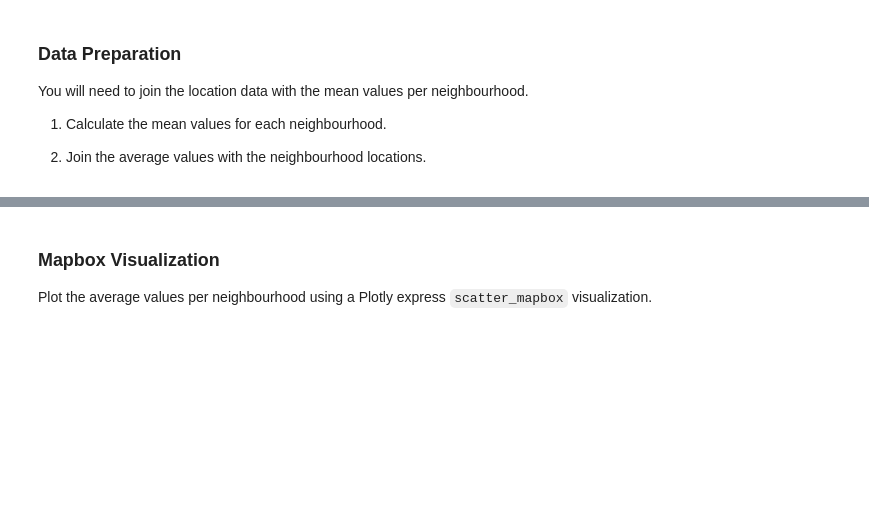
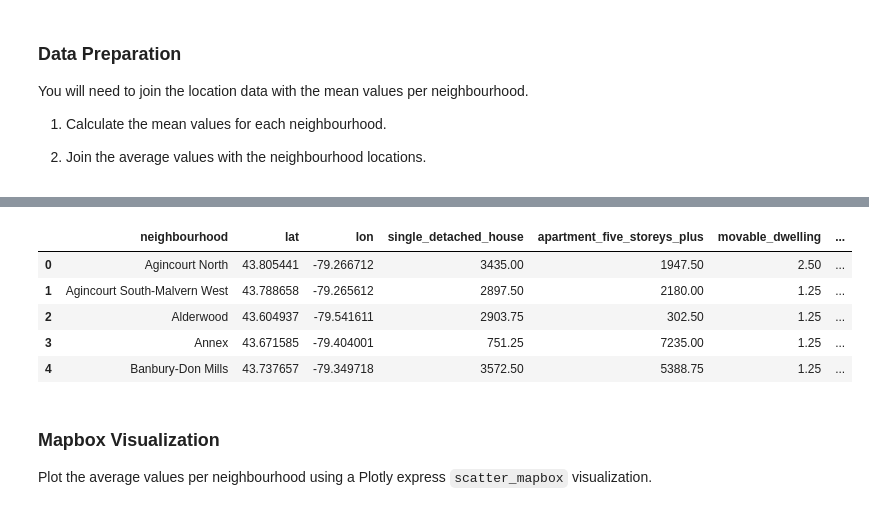
Before and after one commit to malkawenedal/Homework-Unit-6, a Jupyter notebook: Unit 6 Homework/Starter_Code/rental_analysis.ipynb, the cells around one changed output, grey strips where cells are left out. Saved outputs shown, nothing was run; the diff lists cells and outputs as text; code cells hidden in the pictures; blank space fills up the shorter version.

```diff
--- a/Unit 6 Homework/Starter_Code/rental_analysis.ipynb
+++ b/Unit 6 Homework/Starter_Code/rental_analysis.ipynb
@@ -290,4 +285,5 @@ You will need to join the location data with the mean values per neighbourhood.
 2. Join the average values with the neighbourhood locations.
 # %%
 # Calculate the mean values for each neighborhood
-# YOUR CODE HERE!
+df_neighbourhood_values=to_data.groupby("neighbourhood").mean().reset_index()
+df_neighbourhood_values.head()
@@ -294,6 +297,14 @@ You will need to join the location data with the mean values per neighbourhood.
 # %%
 # Join the average values with the neighbourhood locations
-# YOUR CODE HERE!
+df_neighbourhood_joined=pd.merge(left=df_neighbourhood_locations,right=df_neighbourhood_values,on="neighbourhood")
+df_neighbourhood_joined.head()
+# %% [output]
+|  | neighbourhood | lat | lon | single_detached_house | apartment_five_storeys_plus | movable_dwelling | ... |
+| 0 | Agincourt North | 43.805441 | -79.266712 | 3435.00 | 1947.50 | 2.50 | ... |
+| 1 | Agincourt South-Malvern West | 43.788658 | -79.265612 | 2897.50 | 2180.00 | 1.25 | ... |
+| 2 | Alderwood | 43.604937 | -79.541611 | 2903.75 | 302.50 | 1.25 | ... |
+| 3 | Annex | 43.671585 | -79.404001 | 751.25 | 7235.00 | 1.25 | ... |
+| 4 | Banbury-Don Mills | 43.737657 | -79.349718 | 3572.50 | 5388.75 | 1.25 | ... |
 # %% [markdown]
 ### Mapbox Visualization
 
```
Also changed, not shown: parts of 6 cells of this notebook, 1 other file.
